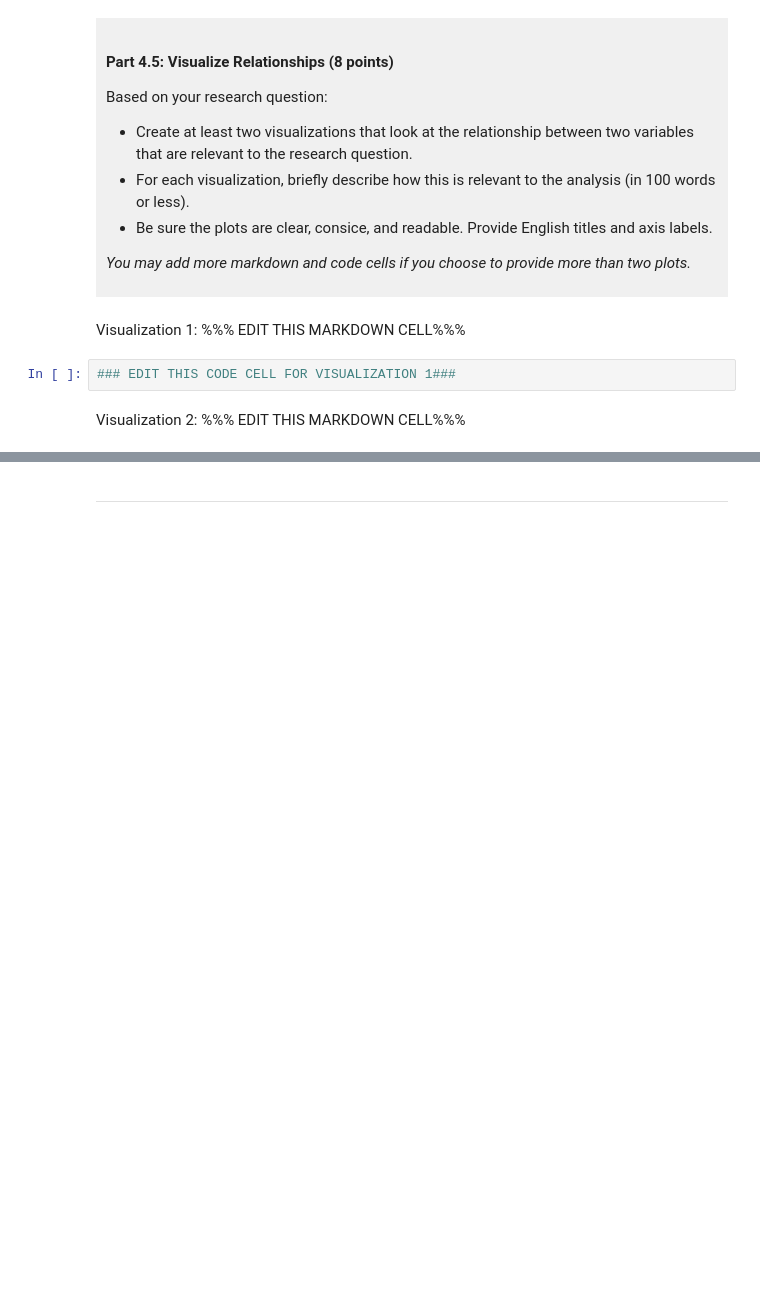
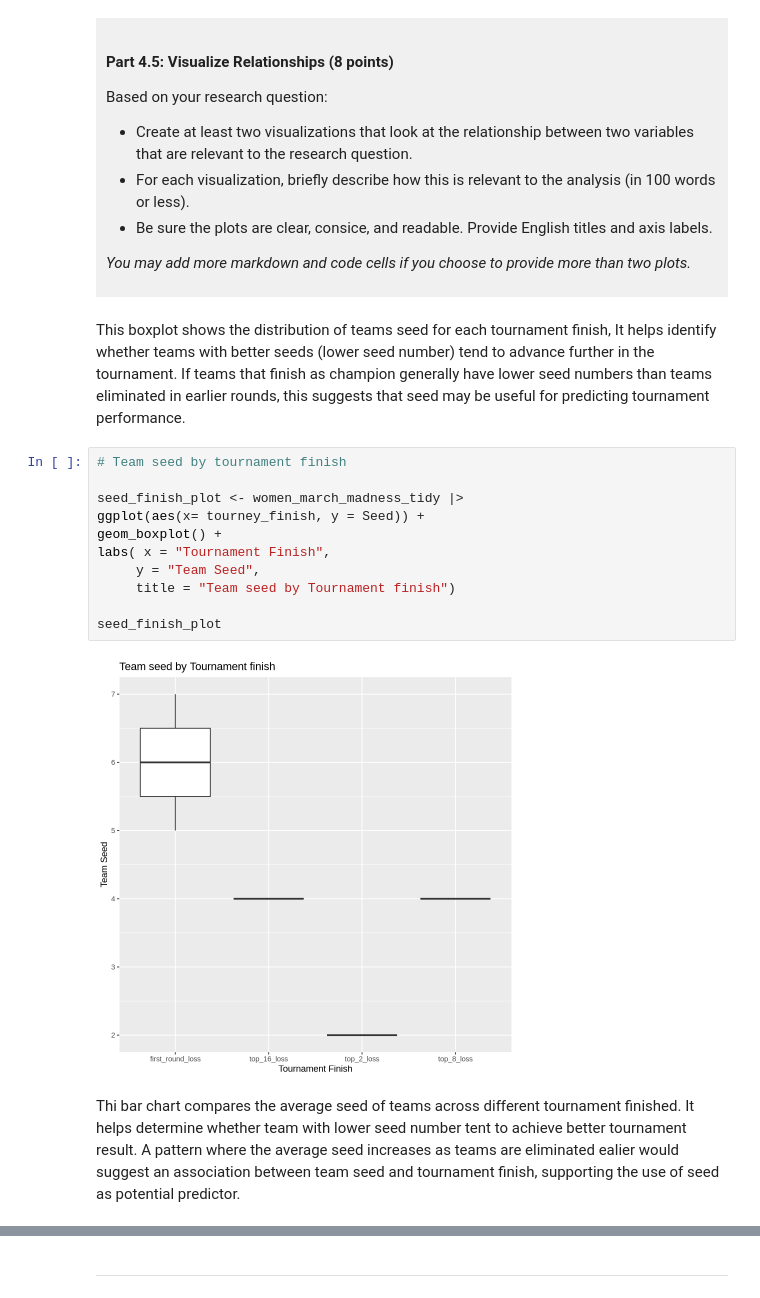
Before and after one commit to nrumaiiraa/dsci-100-project-Umairah-MohdZulkefli, a Jupyter notebook: dsci-100-project-notebook.ipynb, the cells around one changed output, grey strips where cells are left out. Drawn from its saved outputs; the diff is of its cells as text; blank space fills up the shorter version.

```diff
--- a/dsci-100-project-notebook.ipynb
+++ b/dsci-100-project-notebook.ipynb
@@ -325,9 +390,20 @@ Based on your research question:
 *You may add more markdown and code cells if you choose to provide more than two plots.*
 </div>
 # %% [markdown]
-Visualization 1: %%% EDIT THIS MARKDOWN CELL%%%
+This boxplot shows the distribution of teams seed for each tournament finish, It helps identify whether teams with better seeds (lower seed number) tend to advance further in the tournament.  If teams that finish as champion generally have lower seed numbers than teams eliminated in earlier rounds, this suggests that seed may be useful for predicting tournament performance.
 # %%
-### EDIT THIS CODE CELL FOR VISUALIZATION 1###
+# Team seed by tournament finish
+
+seed_finish_plot <- women_march_madness_tidy |>
+ggplot(aes(x= tourney_finish, y = Seed)) +
+geom_boxplot() +
+labs( x = "Tournament Finish",
+     y = "Team Seed",
+     title = "Team seed by Tournament finish")
+
+seed_finish_plot
+# %% [output]
+[figure, added]
 # %% [markdown]
-Visualization 2: %%% EDIT THIS MARKDOWN CELL%%%
+Thi bar chart compares the average seed of teams across different tournament finished. It helps determine whether team with lower seed number tent to achieve better tournament result. A pattern where the average seed increases as teams are eliminated ealier would suggest an association between team seed and tournament finish, supporting the use of seed as potential predictor.
 # %%
```
Also changed, not shown: parts of 8 cells of this notebook.
